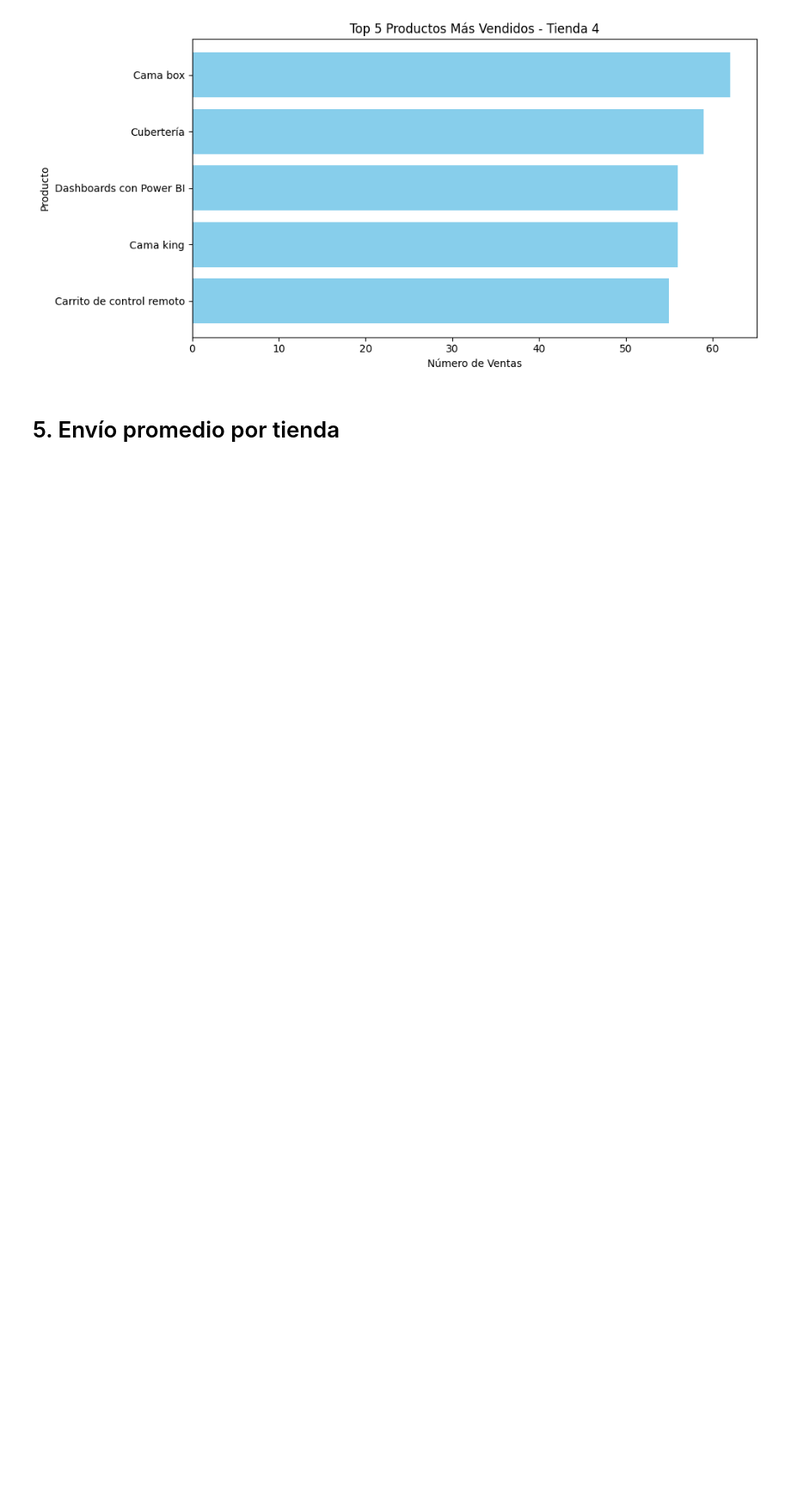
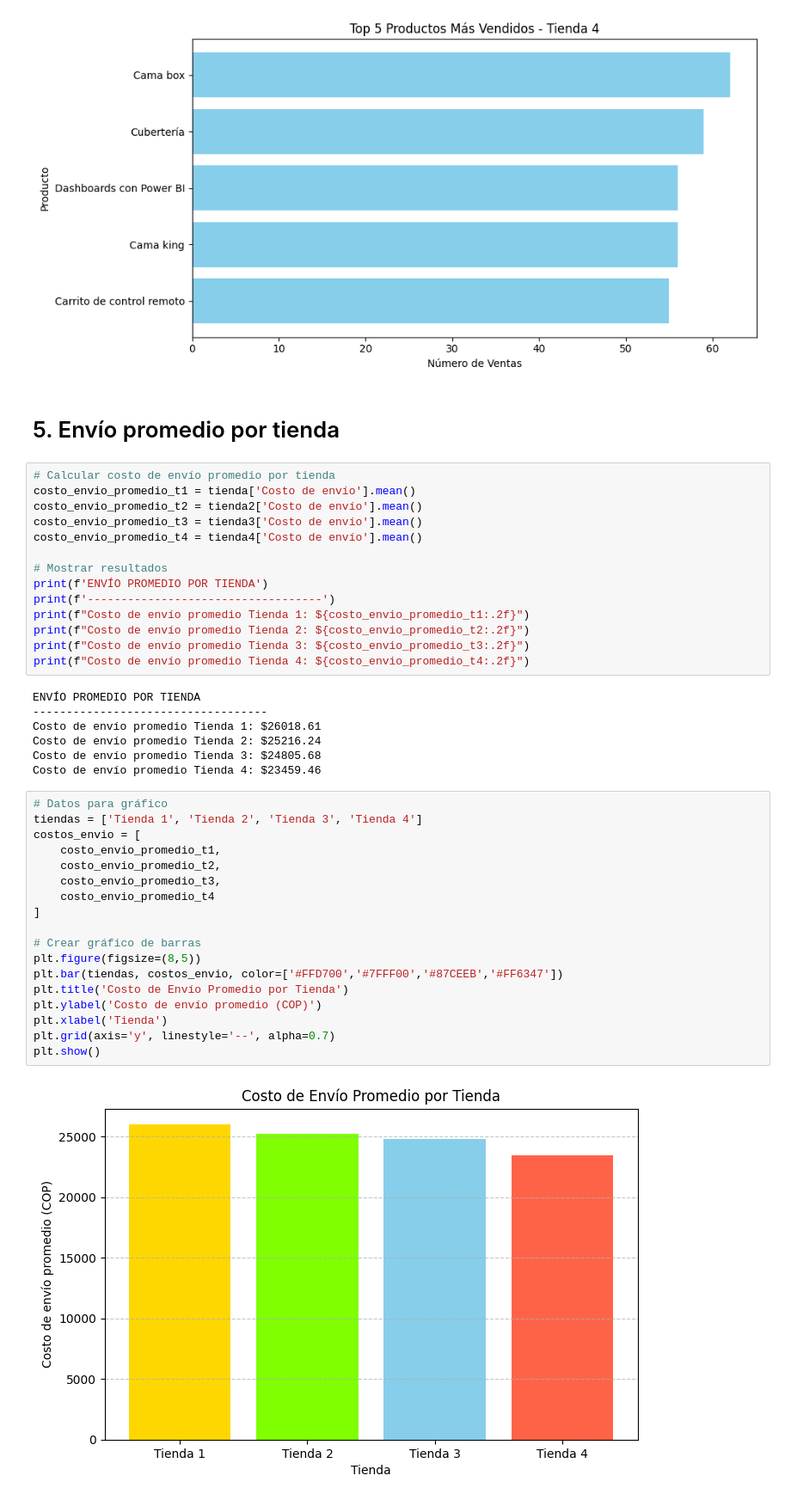
Before and after one commit to DilanUC/Challenge-Alura-Tienda, a Jupyter notebook: AluraStoreLatam.ipynb, the cells around one changed output. Shown at 86% size. Saved outputs shown, nothing was run; the diff lists cells and outputs as text; blank space fills up the shorter version.

Commit message:
Punto 5, envio promedio por tienda y su graficas

```diff
--- a/AluraStoreLatam.ipynb
+++ b/AluraStoreLatam.ipynb
@@ -244,3 +244,44 @@ graficar_mas_vendidos(mas_vendidos_t4, "Tienda 4")
 [figure]
 # %% [markdown]
 # 5. Envío promedio por tienda
+# %%
+# Calcular costo de envío promedio por tienda
+costo_envio_promedio_t1 = tienda['Costo de envío'].mean()
+costo_envio_promedio_t2 = tienda2['Costo de envío'].mean()
+costo_envio_promedio_t3 = tienda3['Costo de envío'].mean()
+costo_envio_promedio_t4 = tienda4['Costo de envío'].mean()
+
+# Mostrar resultados
+print(f'ENVÍO PROMEDIO POR TIENDA')
+print(f'-----------------------------------')
+print(f"Costo de envío promedio Tienda 1: ${costo_envio_promedio_t1:.2f}")
+print(f"Costo de envío promedio Tienda 2: ${costo_envio_promedio_t2:.2f}")
+print(f"Costo de envío promedio Tienda 3: ${costo_envio_promedio_t3:.2f}")
+print(f"Costo de envío promedio Tienda 4: ${costo_envio_promedio_t4:.2f}")
+# %% [output]
+ENVÍO PROMEDIO POR TIENDA
+-----------------------------------
+Costo de envío promedio Tienda 1: $26018.61
+Costo de envío promedio Tienda 2: $25216.24
+Costo de envío promedio Tienda 3: $24805.68
+Costo de envío promedio Tienda 4: $23459.46
+# %%
+# Datos para gráfico
+tiendas = ['Tienda 1', 'Tienda 2', 'Tienda 3', 'Tienda 4']
+costos_envio = [
+    costo_envio_promedio_t1,
+    costo_envio_promedio_t2,
+    costo_envio_promedio_t3,
+    costo_envio_promedio_t4
+]
+
+# Crear gráfico de barras
+plt.figure(figsize=(8,5))
+plt.bar(tiendas, costos_envio, color=['#FFD700','#7FFF00','#87CEEB','#FF6347'])
+plt.title('Costo de Envío Promedio por Tienda')
+plt.ylabel('Costo de envío promedio (COP)')
+plt.xlabel('Tienda')
+plt.grid(axis='y', linestyle='--', alpha=0.7)
+plt.show()
+# %% [output]
+[figure, added]
```
